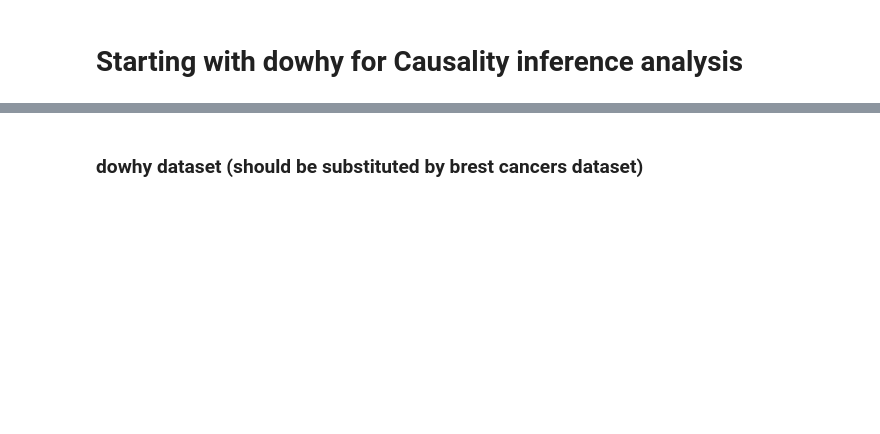
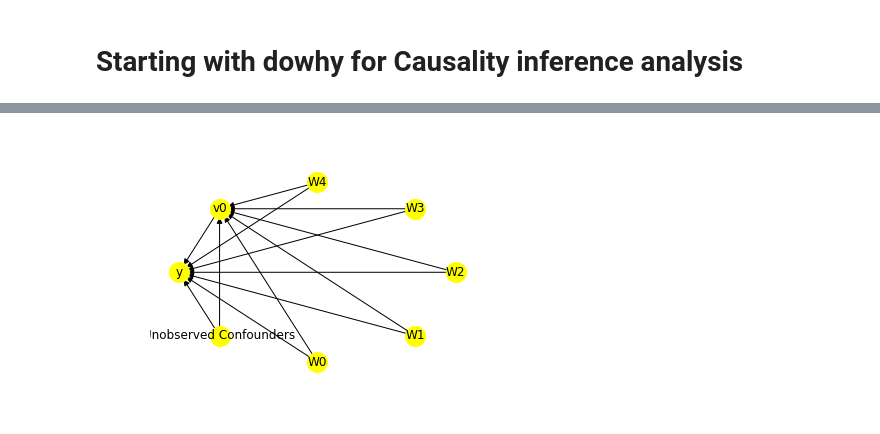
Before and after one commit to Casualty-Challenge/Breast_Cancer_Causality_Inference, a Jupyter notebook: notebooks/causalInference.ipynb, the cells around one changed output, grey strips where cells are left out. Cells and saved outputs as stored; diff of their text form; code cells hidden in the pictures; blank space fills up the shorter version.

Commit message:
dowhy

```diff
--- a/notebooks/causalInference.ipynb
+++ b/notebooks/causalInference.ipynb
@@ -23,2 +77,0 @@ Successfully installed dowhy-0.6 pydot-1.4.2
-# %% [markdown]
-### dowhy dataset (should be substituted by brest cancers dataset)
@@ -24,0 +80,4 @@ Successfully installed dowhy-0.6 pydot-1.4.2
+# %%
+display(Image(filename = "causal_model.png"))
+# %% [output]
+[figure, added]
```
Also changed, not shown: parts of 31 cells of this notebook, 1 other file.
